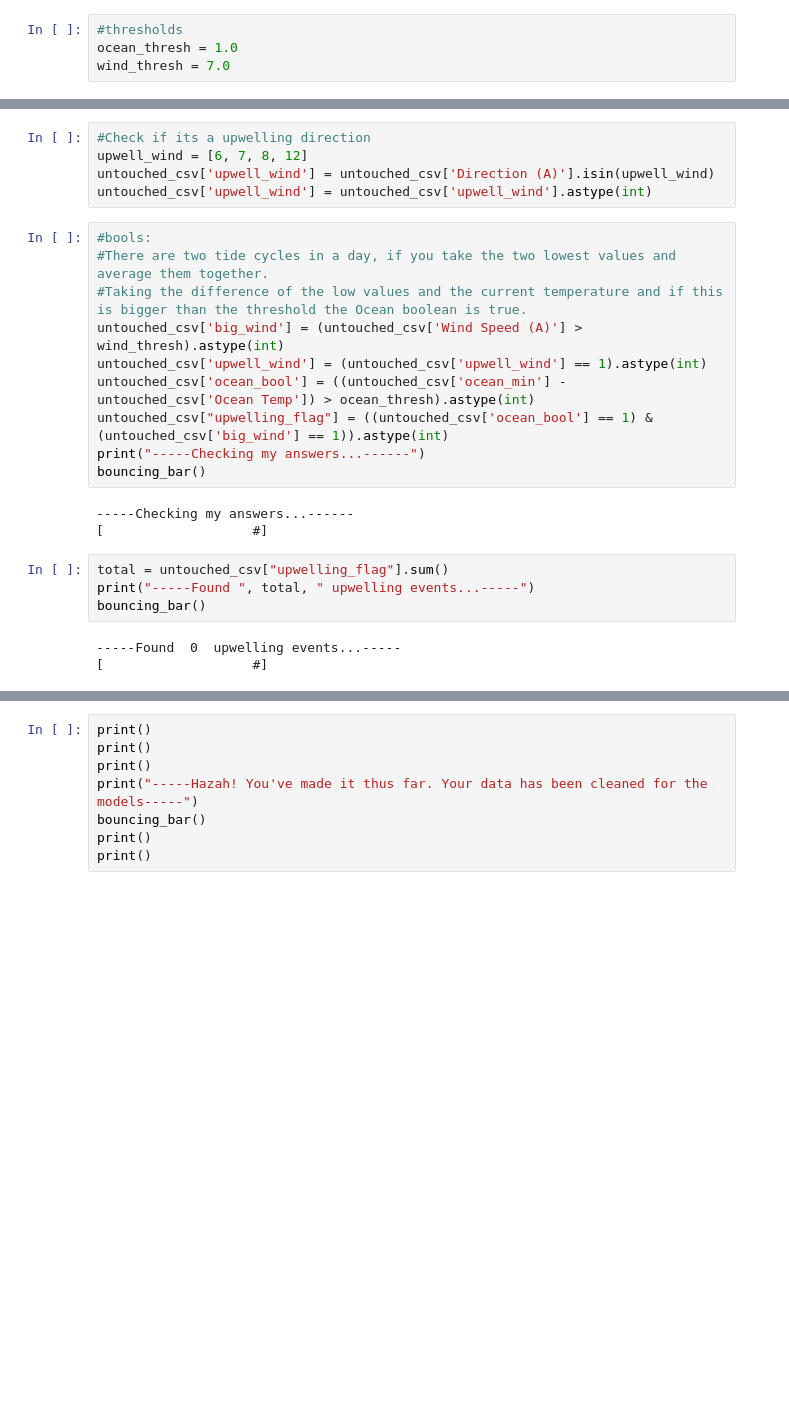
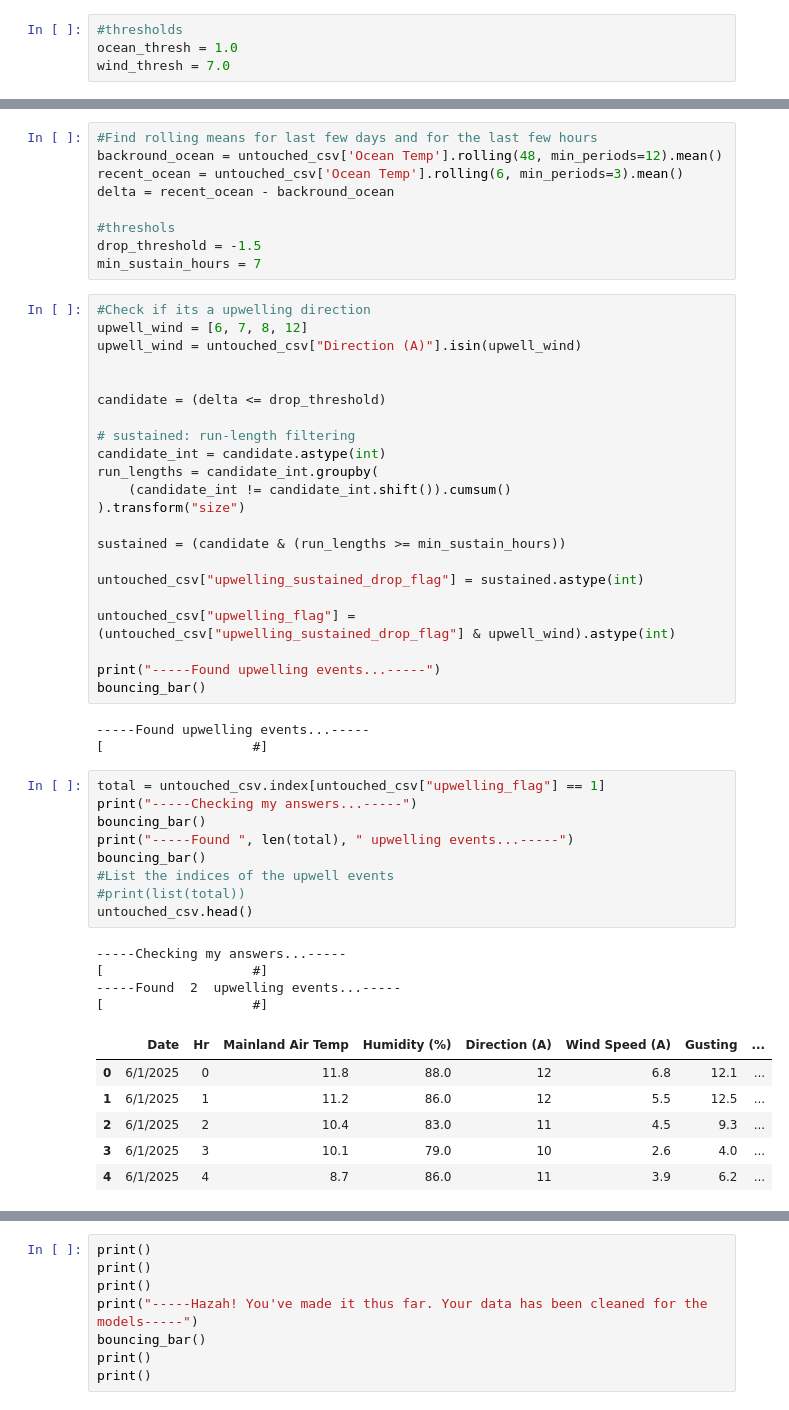
Before and after one commit to Krupamc/Research-2026-LSTM, a Jupyter notebook: Program/combined_program.ipynb, the cells around one changed output, grey strips where cells are left out. Drawn from its saved outputs; the diff is of its cells as text; blank space fills up the shorter version.

```diff
--- a/Program/combined_program.ipynb
+++ b/Program/combined_program.ipynb
@@ -197,27 +183,56 @@ bouncing_bar()
-# %%
-#Check if its a upwelling direction
-upwell_wind = [6, 7, 8, 12]
-untouched_csv['upwell_wind'] = untouched_csv['Direction (A)'].isin(upwell_wind)
-untouched_csv['upwell_wind'] = untouched_csv['upwell_wind'].astype(int)
-# %%
-#bools:
-#There are two tide cycles in a day, if you take the two lowest values and average them together.
-#Taking the difference of the low values and the current temperature and if this is bigger than the threshold the Ocean boolean is true.
-untouched_csv['big_wind'] = (untouched_csv['Wind Speed (A)'] > wind_thresh).astype(int)
-untouched_csv['upwell_wind'] = (untouched_csv['upwell_wind'] == 1).astype(int)
-untouched_csv['ocean_bool'] = ((untouched_csv['ocean_min'] - untouched_csv['Ocean Temp']) > ocean_thresh).astype(int)
-untouched_csv["upwelling_flag"] = ((untouched_csv['ocean_bool'] == 1) & (untouched_csv['big_wind'] == 1)).astype(int)
-print("-----Checking my answers...------")
-bouncing_bar()
-# %% [output]
------Checking my answers...------
-[                   #]
-# %%
-total = untouched_csv["upwelling_flag"].sum()
-print("-----Found ", total, " upwelling events...-----")
-bouncing_bar()
-# %% [output]
------Found  0  upwelling events...-----
-[                   #]
+# %%
+#Find rolling means for last few days and for the last few hours
+backround_ocean = untouched_csv['Ocean Temp'].rolling(48, min_periods=12).mean()
+recent_ocean = untouched_csv['Ocean Temp'].rolling(6, min_periods=3).mean()
+delta = recent_ocean - backround_ocean
+
+#threshols
+drop_threshold = -1.5
+min_sustain_hours = 7
+# %%
+#Check if its a upwelling direction
+upwell_wind = [6, 7, 8, 12]
+upwell_wind = untouched_csv["Direction (A)"].isin(upwell_wind)
+
+
+candidate = (delta <= drop_threshold)
+
+# sustained: run-length filtering
+candidate_int = candidate.astype(int)
+run_lengths = candidate_int.groupby(
+    (candidate_int != candidate_int.shift()).cumsum()
+).transform("size")
+
+sustained = (candidate & (run_lengths >= min_sustain_hours))
+
+untouched_csv["upwelling_sustained_drop_flag"] = sustained.astype(int)
+
+untouched_csv["upwelling_flag"] = (untouched_csv["upwelling_sustained_drop_flag"] & upwell_wind).astype(int)
+
+print("-----Found upwelling events...-----")
+bouncing_bar()
+# %% [output]
+-----Found upwelling events...-----
+[                   #]
+# %%
+total = untouched_csv.index[untouched_csv["upwelling_flag"] == 1]
+print("-----Checking my answers...-----")
+bouncing_bar()
+print("-----Found ", len(total), " upwelling events...-----")
+bouncing_bar()
+#List the indices of the upwell events
+#print(list(total))
+untouched_csv.head()
+# %% [output]
+-----Checking my answers...-----
+[                   #]
+-----Found  2  upwelling events...-----
+[                   #]
+|  | Date | Hr | Mainland Air Temp | Humidity (%) | Direction (A) | Wind Speed (A) | Gusting | ... |
+| 0 | 6/1/2025 | 0 | 11.8 | 88.0 | 12 | 6.8 | 12.1 | ... |
+| 1 | 6/1/2025 | 1 | 11.2 | 86.0 | 12 | 5.5 | 12.5 | ... |
+| 2 | 6/1/2025 | 2 | 10.4 | 83.0 | 11 | 4.5 | 9.3 | ... |
+| 3 | 6/1/2025 | 3 | 10.1 | 79.0 | 10 | 2.6 | 4.0 | ... |
+| 4 | 6/1/2025 | 4 | 8.7 | 86.0 | 11 | 3.9 | 6.2 | ... |
 # %%
 #drop the colomns
```
Also changed, not shown: parts of 10 cells of this notebook, 6 other files.
